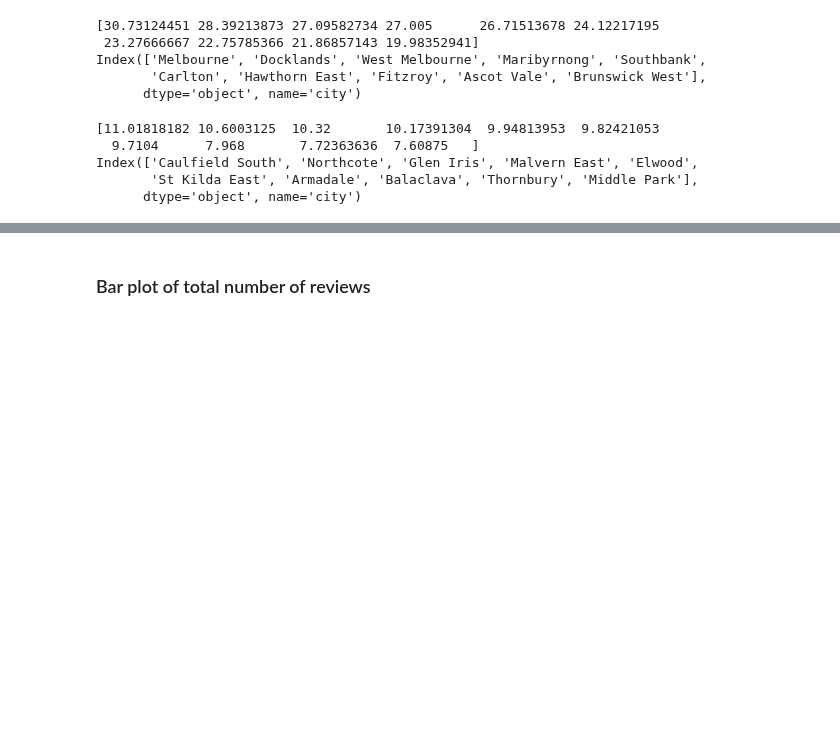
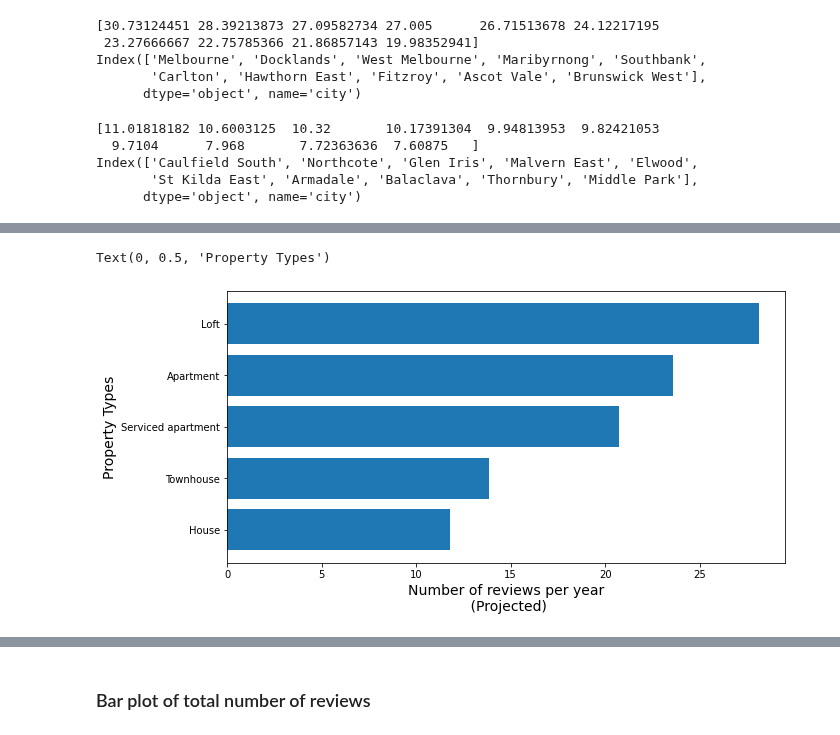
Before and after one commit to jMacProd/Project1, a Jupyter notebook: OccupancyQuestion_JS/Airbnb_Occupancy_Question_FromCSVSwob_JS.ipynb, the cells around one changed output, grey strips where cells are left out. Saved outputs shown, nothing was run; the diff lists cells and outputs as text; code cells hidden in the pictures; blank space fills up the shorter version.

```diff
--- a/OccupancyQuestion_JS/Airbnb_Occupancy_Question_FromCSVSwob_JS.ipynb
+++ b/OccupancyQuestion_JS/Airbnb_Occupancy_Question_FromCSVSwob_JS.ipynb
@@ -305,0 +393,23 @@ Text(0, 0.5, 'Bottom Cities')
+# %%
+#SUBPLOT BAR CHART
+figpropcount, (ax) = plt.subplots(1, 1, figsize=(10,5))
+
+
+fig.suptitle('Projected number of reviews over 12 months for property types')
+
+ax.barh(propx, propy)
+#ax1.barh(propx, propy)
+
+
+#for ax in fig.axes:
+#    ax.tick_params(labelrotation=45)
+
+ax.invert_yaxis()
+#ax2.bar(bottomx, bottomy)
+
+
+ax.set_xlabel('Number of reviews per year\n (Projected)', fontdict={'fontsize':14})
+ax.set_ylabel('Property Types', fontdict={'fontsize':14})
+# %% [output]
+Text(0, 0.5, 'Property Types')
+[figure, added]
```
Also changed, not shown: parts of 13 cells of this notebook.
